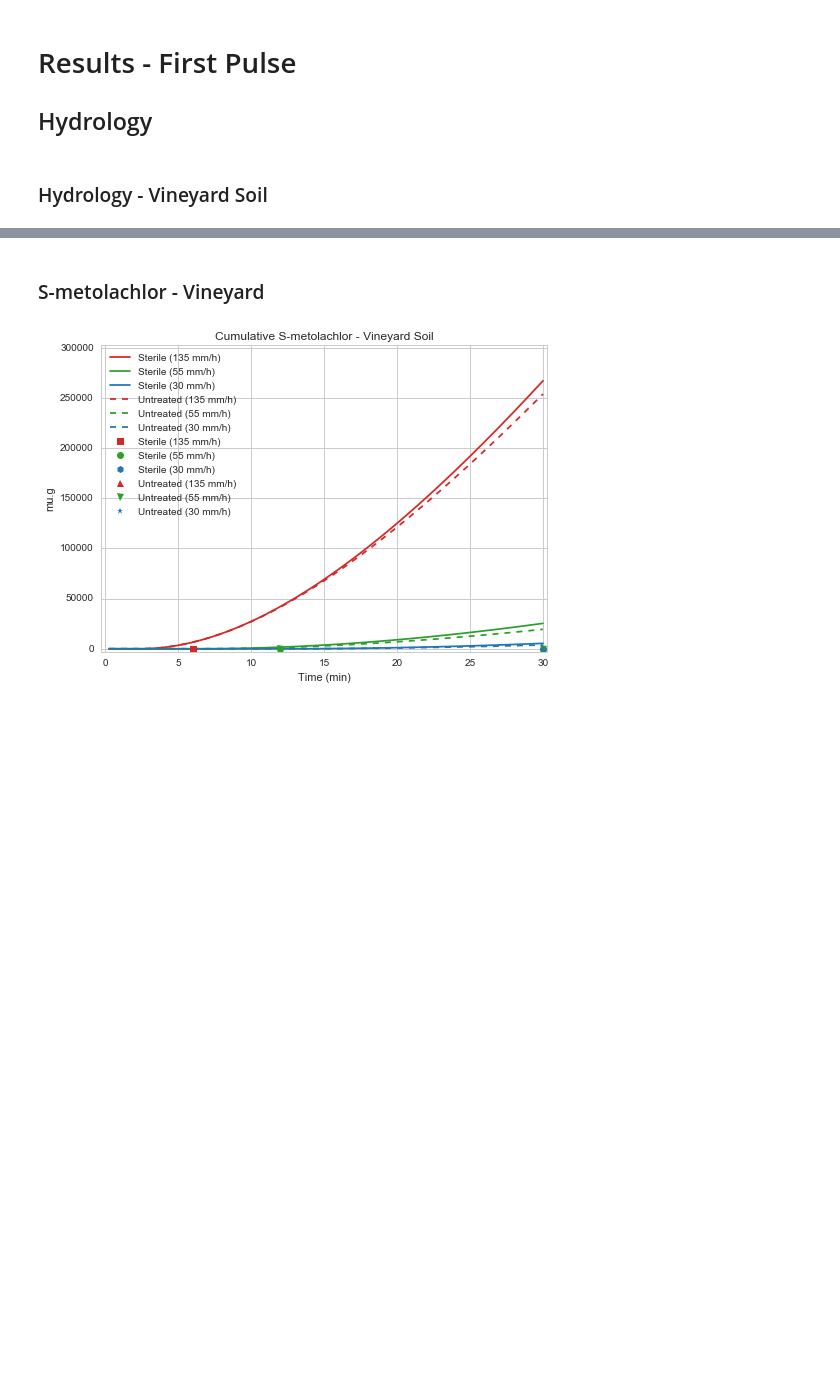
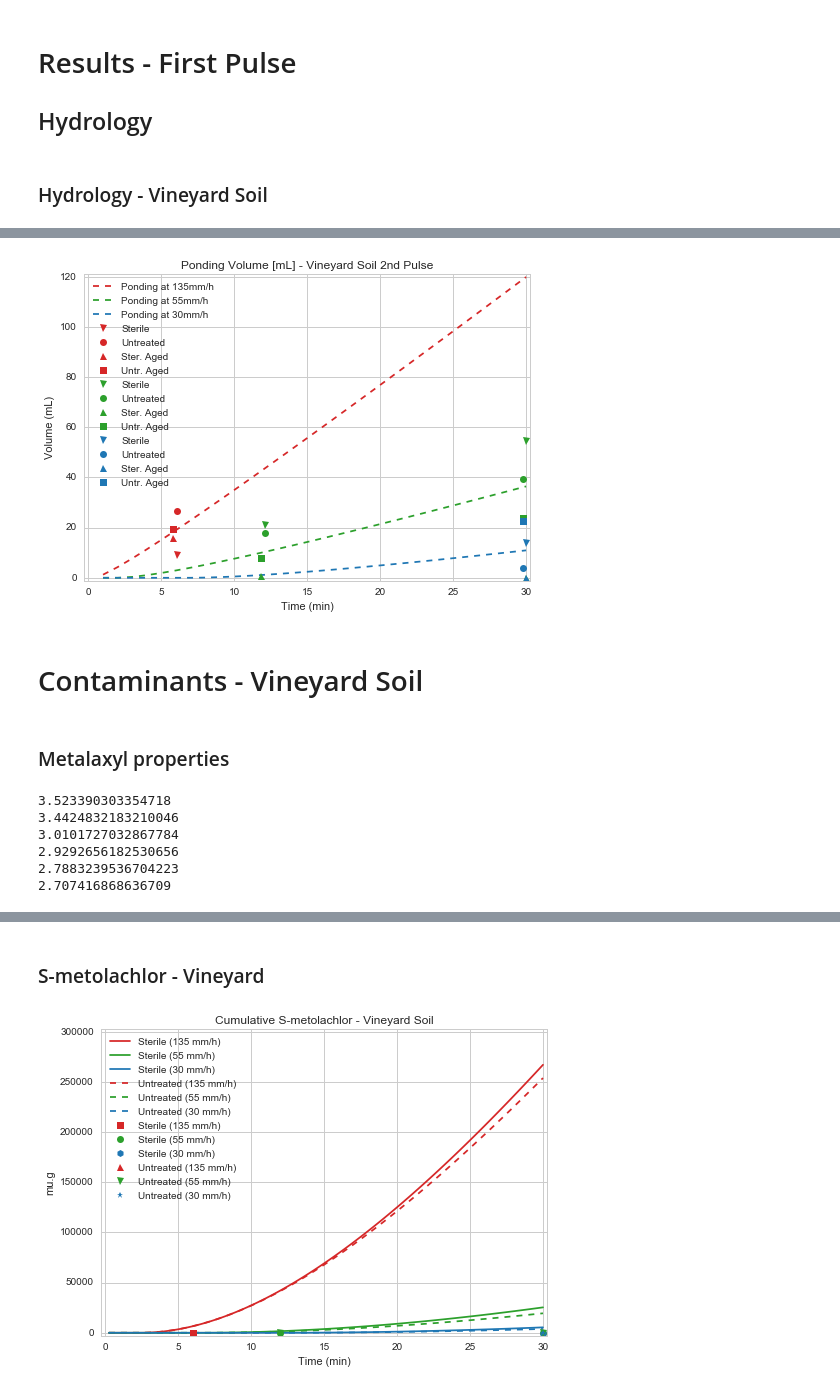
Before and after one commit to DayTimeChunks/LeachingSimulations, a Jupyter notebook: Leaching Model - Vineyard Soil.ipynb, the cells around one changed output, grey strips where cells are left out. Saved outputs shown, nothing was run; the diff lists cells and outputs as text; code cells hidden in the pictures; blank space fills up the shorter version.

```diff
--- a/Leaching Model - Vineyard Soil.ipynb
+++ b/Leaching Model - Vineyard Soil.ipynb
@@ -139,0 +238,25 @@ pestiplot_inst(cum_mx_vine, mx_obs_sterile_vine, mx_obs_untreat_vine, 'Metalaxyl
+# %%
+# [sterile, untreat, sterile_aged, untreat_aged]
+# all at 6 min, high inetnesity
+roff_high_6min = np.array([8.991, 26.633, 15.720, 19.350])
+
+# all at 12 min, med intensity
+roff_med_12min = np.array([21.193, 17.731, 0.756, 8.025])
+
+# all at 30min, med intensity
+roff_med_30min = np.array([54.633, 39.350, 0., 23.688])
+
+# all at 30min, low intensity
+roff_low_30min = np.array([13.973, 3.717, 0., 22.827])
+# %%
+# Plot ponding simulations from second pulse.
+hydroplot(runoff_data2,
+          "Ponding at 135mm/h", "Ponding at 55mm/h", "Ponding at 30mm/h",
+          roff_high_6min,
+          roff_med_12min, roff_med_30min,
+          roff_low_30min,
+         "Ponding Volume [mL] - Vineyard Soil 2nd Pulse")
+# %% [output]
+[figure, added]
+# %% [markdown]
+# Contaminants - Vineyard Soil
@@ -139,0 +266,2 @@ pestiplot_inst(cum_mx_vine, mx_obs_sterile_vine, mx_obs_untreat_vine, 'Metalaxyl
+# %% [markdown]
+### Metalaxyl properties
@@ -139,0 +288,10 @@ pestiplot_inst(cum_mx_vine, mx_obs_sterile_vine, mx_obs_untreat_vine, 'Metalaxyl
+# %%
+for i in Kd_mexyl:
+    print(log10(i))
+# %% [output]
+3.523390303354718
+3.4424832183210046
+3.0101727032867784
+2.9292656182530656
+2.7883239536704223
+2.707416868636709
```
Also changed, not shown: parts of 51 cells of this notebook, 4 other files.
